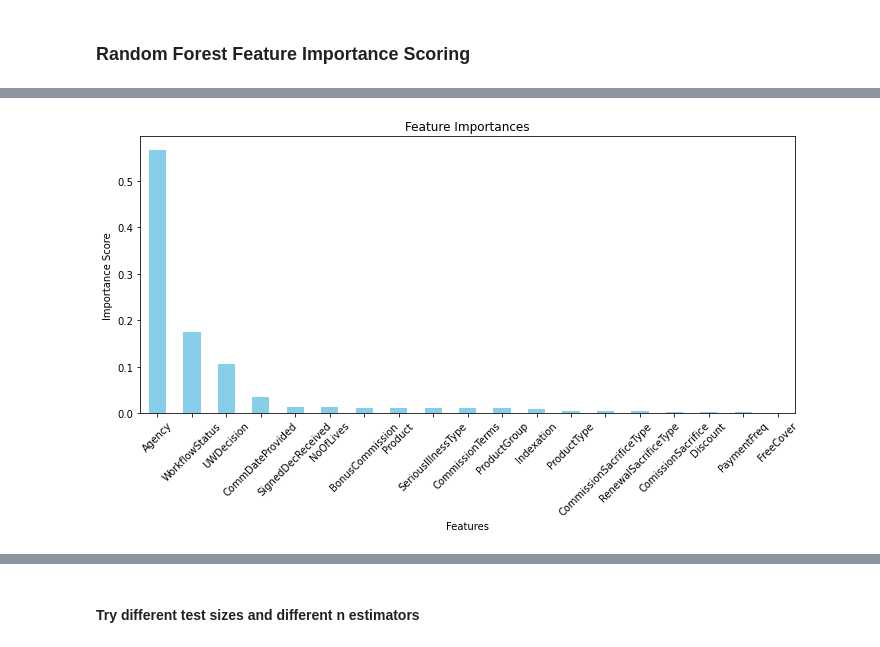
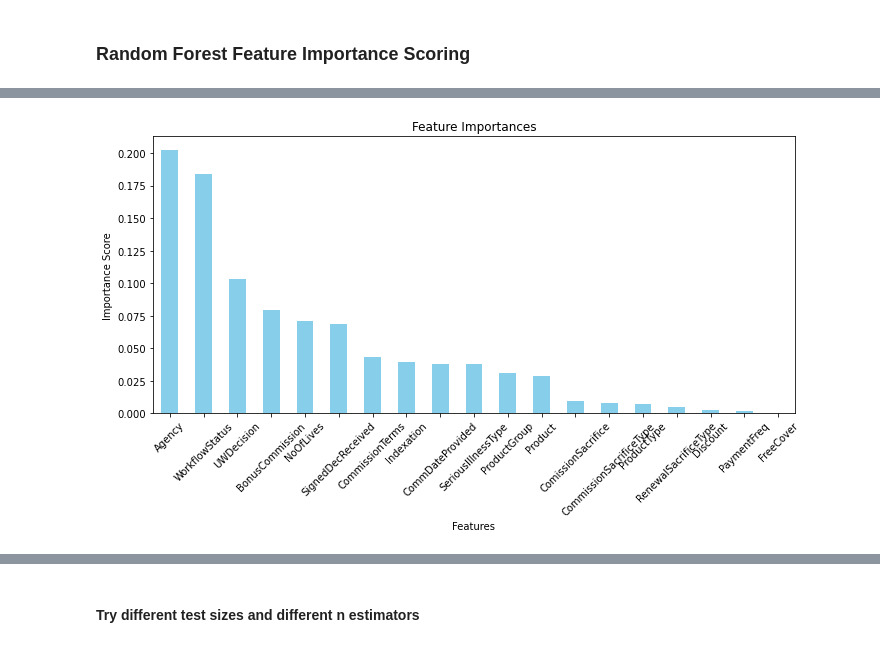
Before and after one commit to greg-la/MSc-Capstone, a Jupyter notebook: 3. Feature Importance.ipynb, the cells around one changed output, grey strips where cells are left out. Cells and saved outputs as stored; diff of their text form; code cells hidden in the pictures.

Commit message:
Feature Importance scoring changed to roc auc

```diff
--- a/3. Feature Importance.ipynb
+++ b/3. Feature Importance.ipynb
@@ -132,0 +111,28 @@ dtype: float64
+# %%
+from sklearn.metrics import roc_auc_score
+import numpy as np
+
+# Initialise an empty dictionary to store feature importances (MDRAUC values)
+feature_importances_mdrauc = {}
+
+# Calculate the ROC AUC for the entire dataset
+baseline_roc_auc = roc_auc_score(y_train, rf_classifier.predict_proba(X_train)[:, 1])
+
+# Loop through each feature and calculate MDRAUC
+for feature in features:
+    # Make a copy of the dataset with the feature removed
+    X_temp = X_train.copy()
+    X_temp[feature] = np.random.permutation(X_temp[feature])  # Shuffle the feature values
+
+    # Calculate ROC AUC with the shuffled feature
+    shuffled_roc_auc = roc_auc_score(y_train, rf_classifier.predict_proba(X_temp)[:, 1])
+
+    # Calculate MDRAUC for the feature
+    feature_importances_mdrauc[feature] = baseline_roc_auc - shuffled_roc_auc
+
+# Convert the dictionary to a pandas Series and sort by MDRAUC values
+feature_importances_mdrauc_series = pd.Series(feature_importances_mdrauc).sort_values(ascending=False)
+
+# Print feature importances (MDRAUC values)
+print("Feature Importances (MDRAUC):")
+print(feature_importances_mdrauc_series)
@@ -133,15 +157,15 @@ dtype: float64
 # %%
 # Plot feature importances
 plt.figure(figsize=(10, 6))
-feature_importances.plot(kind='bar', color='skyblue')
+feature_importances_mdrauc_series.plot(kind='bar', color='skyblue')
 plt.title("Feature Importances")
 plt.xlabel("Features")
 plt.ylabel("Importance Score")
 plt.xticks(rotation=45)
 plt.tight_layout()
 plt.show()
 # %% [output]
-[figure, old version]
+[figure, new version]
 # %%
 # Select the top-n features based on importance
 n = 19
```
Also changed, not shown: parts of 72 cells of this notebook, 4 other files.
